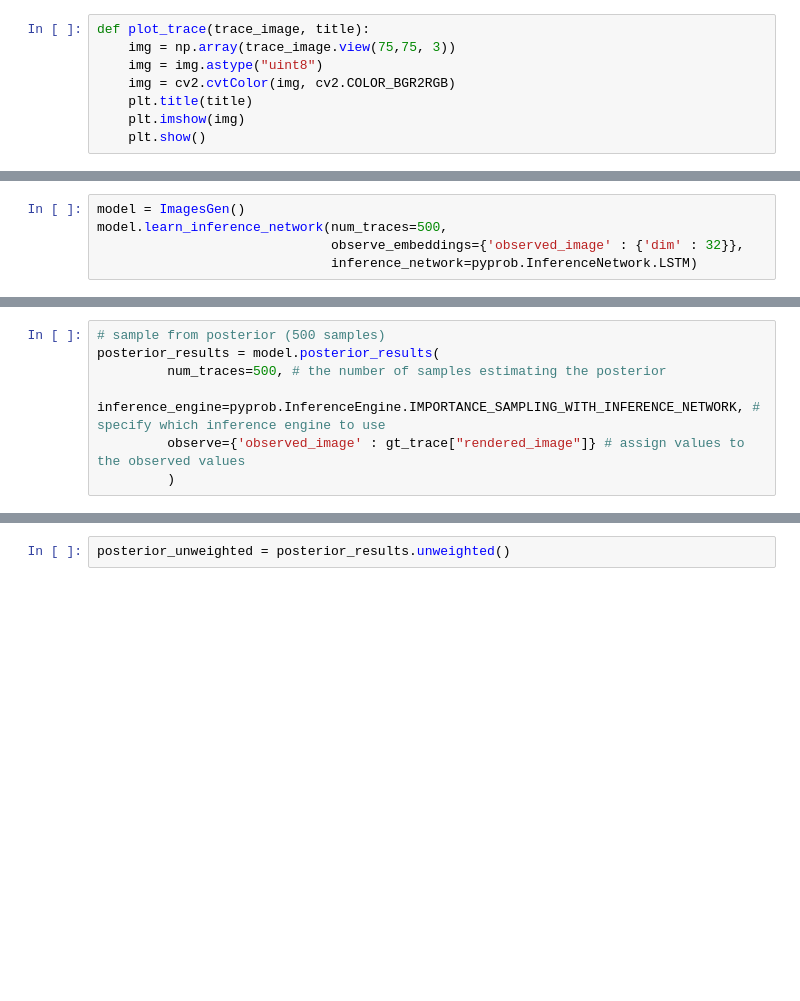
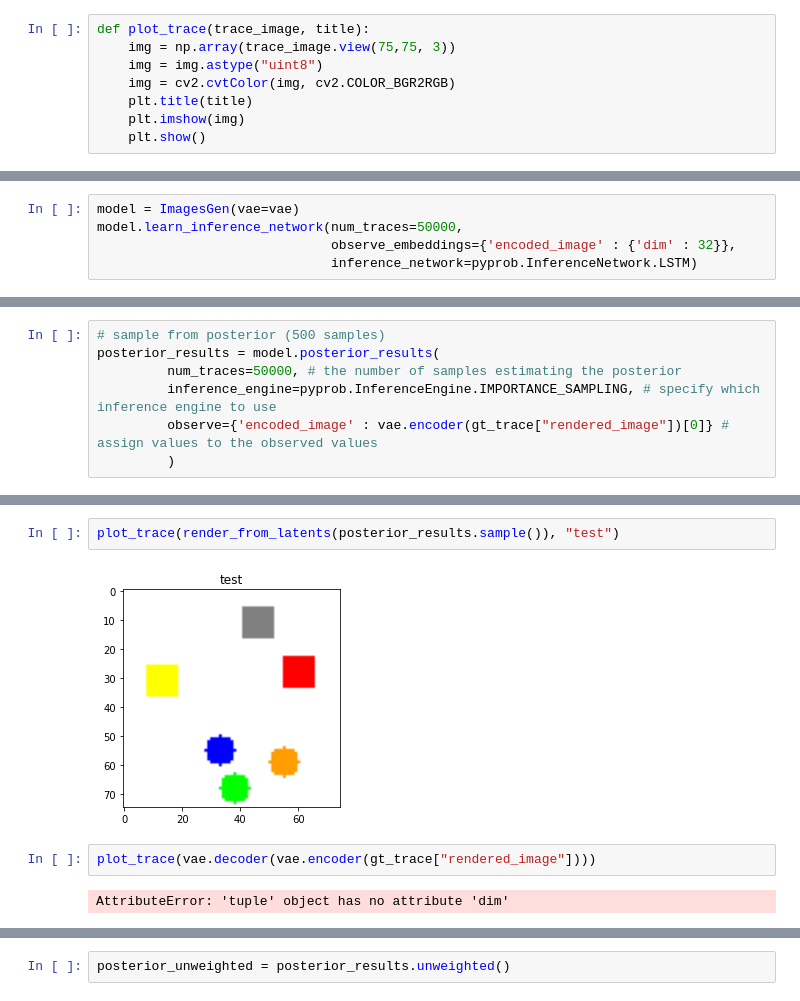
Before and after one commit to RyanMarten/BayesianVisualQuestionAnswering, a Jupyter notebook: ImageGenerator.ipynb, the cells around one changed output, grey strips where cells are left out. Drawn from its saved outputs; the diff is of its cells as text; blank space fills up the shorter version.

```diff
--- a/ImageGenerator.ipynb
+++ b/ImageGenerator.ipynb
@@ -100,7 +151,7 @@ model.forward()
 # %%
-model = ImagesGen()
-model.learn_inference_network(num_traces=500,
-                              observe_embeddings={'observed_image' : {'dim' : 32}},
+model = ImagesGen(vae=vae)
+model.learn_inference_network(num_traces=50000,
+                              observe_embeddings={'encoded_image' : {'dim' : 32}},
                               inference_network=pyprob.InferenceNetwork.LSTM)
 # %% [output]
 Creating new inference network...
@@ -123,8 +189,8 @@ Stop condition reached. num_traces: 500
 # %%
 # sample from posterior (500 samples)
 posterior_results = model.posterior_results(
-         num_traces=500, # the number of samples estimating the posterior
-         inference_engine=pyprob.InferenceEngine.IMPORTANCE_SAMPLING_WITH_INFERENCE_NETWORK, # specify which inference engine to use
-         observe={'observed_image' : gt_trace["rendered_image"]} # assign values to the observed values
+         num_traces=50000, # the number of samples estimating the posterior
+         inference_engine=pyprob.InferenceEngine.IMPORTANCE_SAMPLING, # specify which inference engine to use
+         observe={'encoded_image' : vae.encoder(gt_trace["rendered_image"])[0]} # assign values to the observed values
          )
 # %% [output]
@@ -134,3 +199,11 @@ Time spent  | Time remain.| Progress             | Trace   | ESS   | Traces/sec
+# %%
+plot_trace(render_from_latents(posterior_results.sample()), "test")
+# %% [output]
+[figure, added]
+# %%
+plot_trace(vae.decoder(vae.encoder(gt_trace["rendered_image"])))
+# %% [output]
+AttributeError: 'tuple' object has no attribute 'dim'
 # %%
 [result for result in posterior_results]
 # %% [output]
```
Also changed, not shown: parts of 19 cells of this notebook, 2 other files.
